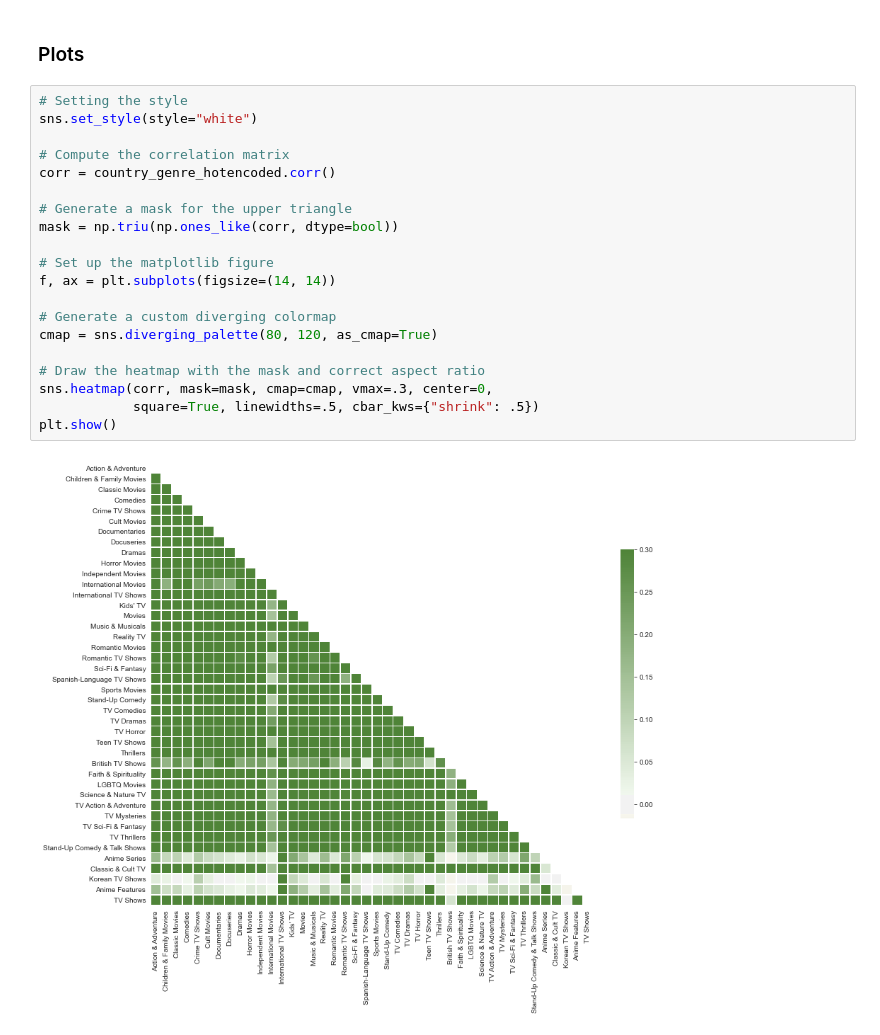
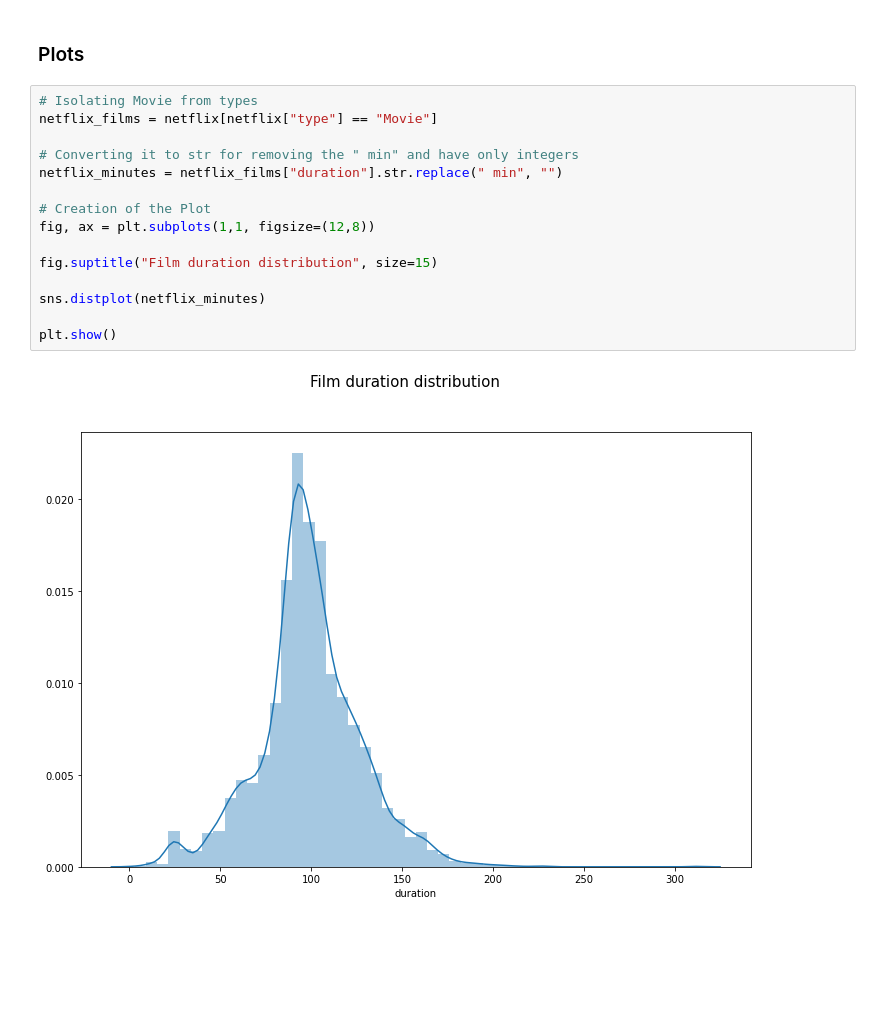
Before and after one commit to VictorLJay/Netflix-Analysis, a Jupyter notebook: your-project/Project 5 - Netflix Analysis.ipynb, the cells around one changed output. Cells and saved outputs as stored; diff of their text form; blank space fills up the shorter version.

Commit message:
plots and hypothesis testing

```diff
--- a/your-project/Project 5 - Netflix Analysis.ipynb
+++ b/your-project/Project 5 - Netflix Analysis.ipynb
@@ -21,24 +14,19 @@ netflix.head()
 # %% [markdown]
 ### Plots
-# %%
-# Setting the style
-sns.set_style(style="white")
-
-# Compute the correlation matrix
-corr = country_genre_hotencoded.corr()
-
-# Generate a mask for the upper triangle
-mask = np.triu(np.ones_like(corr, dtype=bool))
-
-# Set up the matplotlib figure
-f, ax = plt.subplots(figsize=(14, 14))
-
-# Generate a custom diverging colormap
-cmap = sns.diverging_palette(80, 120, as_cmap=True)
-
-# Draw the heatmap with the mask and correct aspect ratio
-sns.heatmap(corr, mask=mask, cmap=cmap, vmax=.3, center=0,
-            square=True, linewidths=.5, cbar_kws={"shrink": .5})
-plt.show()
-# %% [output]
-[figure, removed]
+# %%
+# Isolating Movie from types
+netflix_films = netflix[netflix["type"] == "Movie"]
+
+# Converting it to str for removing the " min" and have only integers
+netflix_minutes = netflix_films["duration"].str.replace(" min", "")
+
+# Creation of the Plot
+fig, ax = plt.subplots(1,1, figsize=(12,8))
+
+fig.suptitle("Film duration distribution", size=15)
+
+sns.distplot(netflix_minutes)
+
+plt.show()
+# %% [output]
+[figure, added]
```
Also changed, not shown: parts of 13 cells of this notebook, 4 other files.
